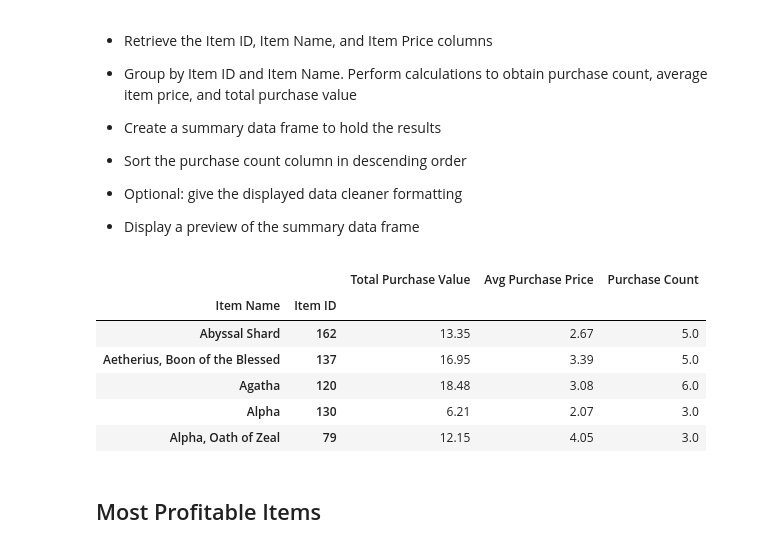
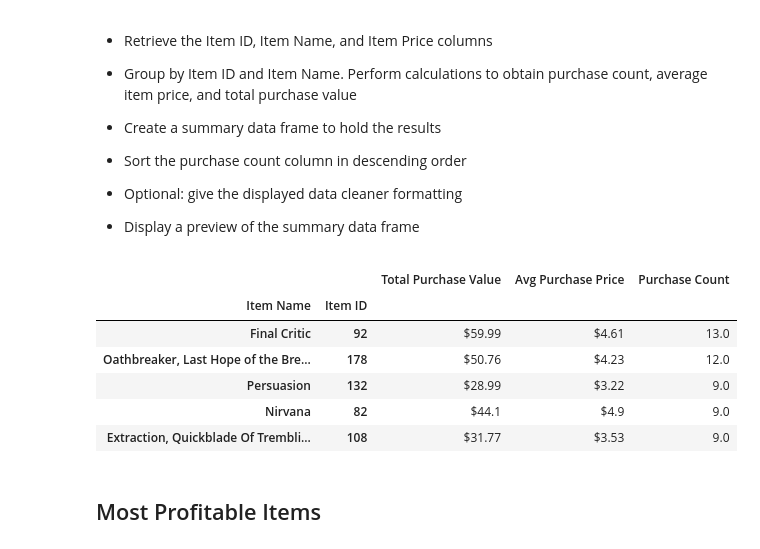
Before and after one commit to George-R/pandas-challenge, a Jupyter notebook: HeroesOfPymoli/HeroesOfPymoli.ipynb, the cells around one changed output. Saved outputs shown, nothing was run; the diff lists cells and outputs as text; code cells hidden in the pictures.

```diff
--- a/HeroesOfPymoli/HeroesOfPymoli.ipynb
+++ b/HeroesOfPymoli/HeroesOfPymoli.ipynb
@@ -361,32 +369,32 @@ player_pur_data_sort.head()
 # %%
 
 
 player_pur_data2 = purchase_data.groupby(['Item Name', 'Item ID']).apply(f)
 
 purchase_value_count = round(player_pur_data2['Total Purchase Value']/player_pur_data2['Avg Purchase Price'], 0)
 
 
 player_pur_data2["Purchase Count"] = purchase_value_count
 ppd3 = player_pur_data2
 
 player_pur_data2 = player_pur_data2.sort_values(by = "Purchase Count", ascending = False)
 
 
 player_pur_data2['Total Purchase Value'] = player_pur_data2['Total Purchase Value'].apply(lambda x: '${:.4}'.format((x)))
 player_pur_data2['Avg Purchase Price'] = player_pur_data2['Avg Purchase Price'].apply(lambda x: '${:.3}'.format((x)))
 
 
 
 
-ppd3.head()
+player_pur_data2.head()
 # %% [output]
 |  |  | Total Purchase Value | Avg Purchase Price | Purchase Count |
 | Item Name | Item ID |  |  |  |
-| Abyssal Shard | 162 | 13.35 | 2.67 | 5.0 |
-| Aetherius, Boon of the Blessed | 137 | 16.95 | 3.39 | 5.0 |
-| Agatha | 120 | 18.48 | 3.08 | 6.0 |
-| Alpha | 130 | 6.21 | 2.07 | 3.0 |
-| Alpha, Oath of Zeal | 79 | 12.15 | 4.05 | 3.0 |
+| Final Critic | 92 | $59.99 | $4.61 | 13.0 |
+| Oathbreaker, Last Hope of the Bre... | 178 | $50.76 | $4.23 | 12.0 |
+| Persuasion | 132 | $28.99 | $3.22 | 9.0 |
+| Nirvana | 82 | $44.1 | $4.9 | 9.0 |
+| Extraction, Quickblade Of Trembli... | 108 | $31.77 | $3.53 | 9.0 |
 # %% [markdown]
 ## Most Profitable Items
 # %% [markdown]
```
Also changed, not shown: parts of 1 cell of this notebook.
